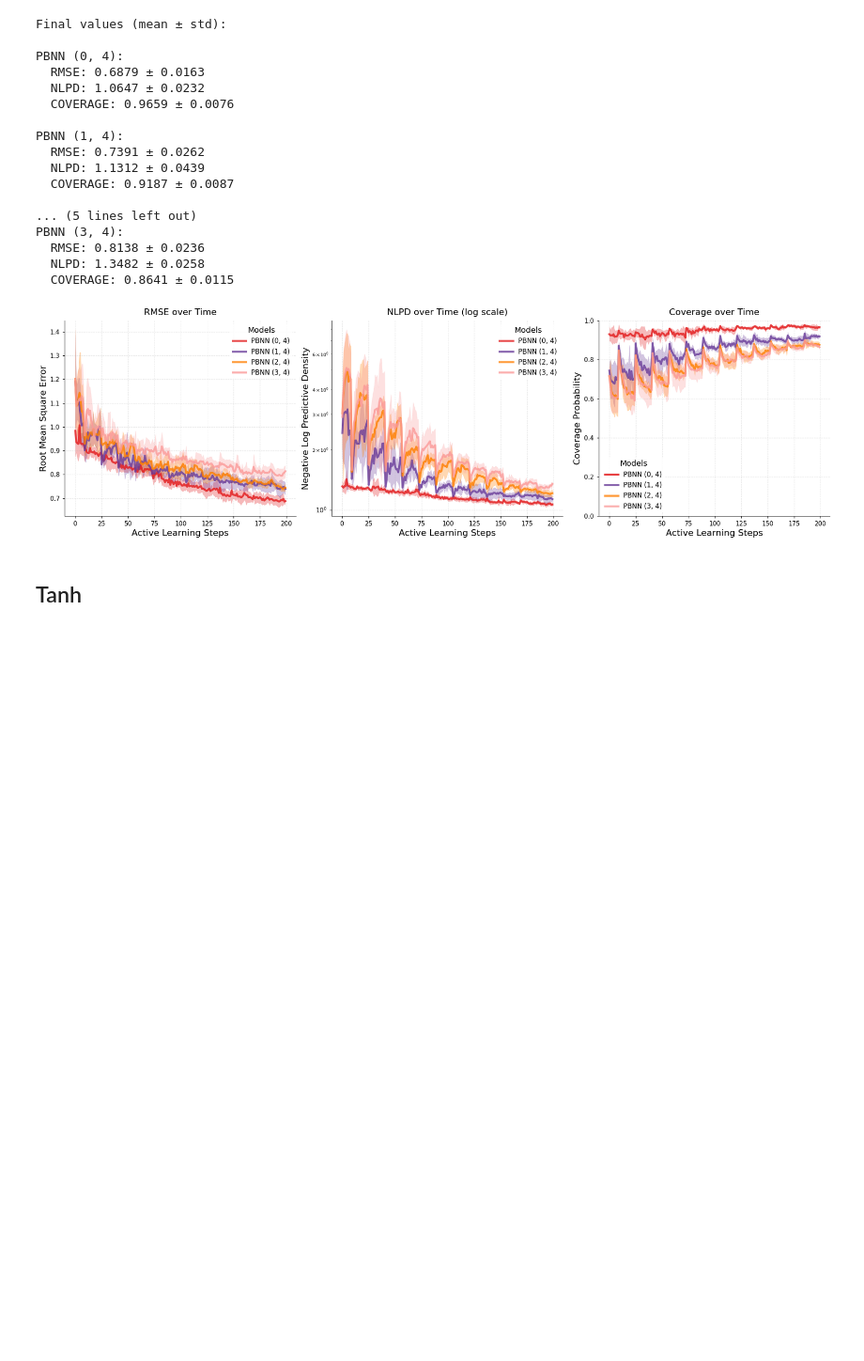
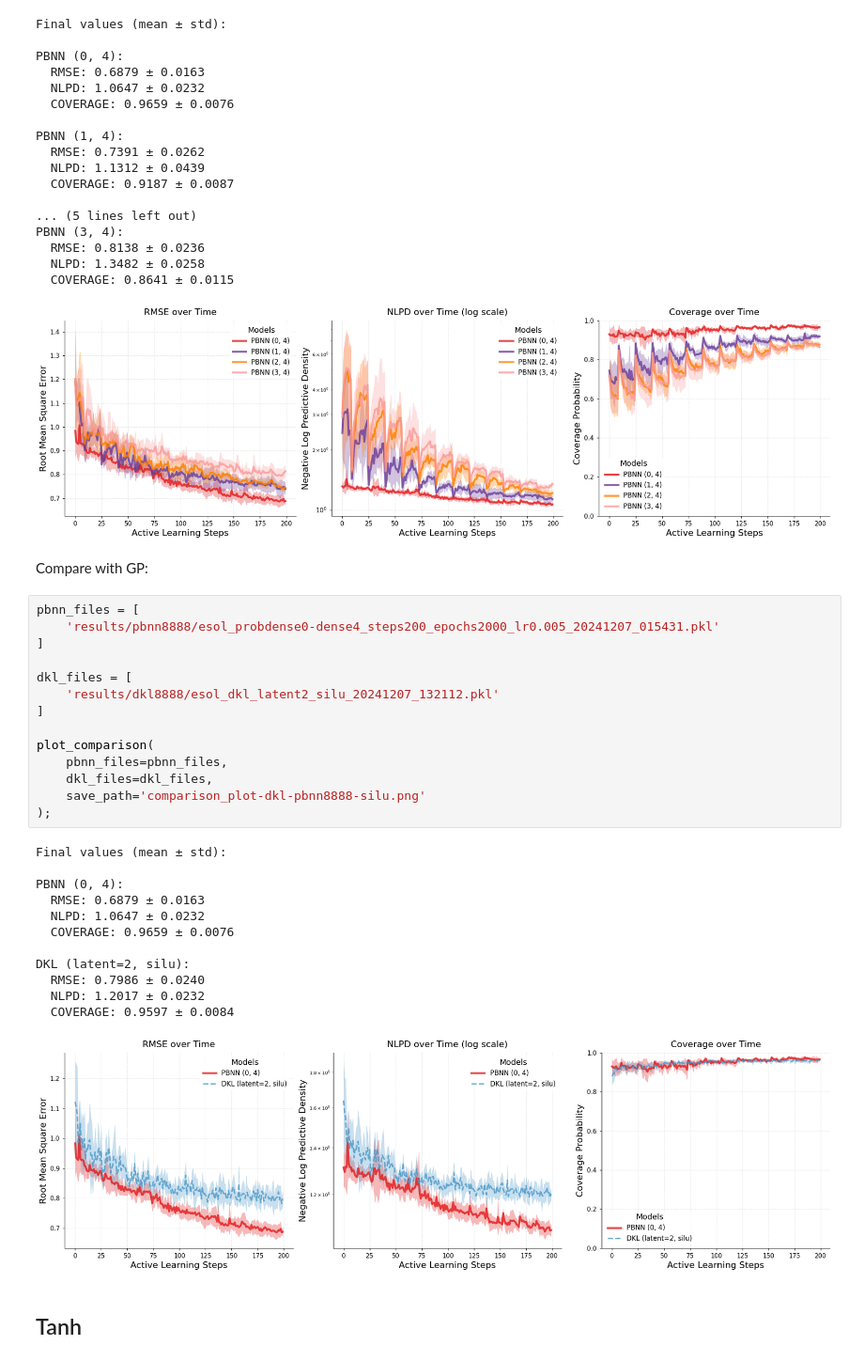
Before and after one commit to ziatdinovmax/NeuroBayes, a Jupyter notebook: active_learning_scripts/esol/viz.ipynb, the cells around one changed output. Shown at 94% size. Saved outputs shown, nothing was run; the diff lists cells and outputs as text; blank space fills up the shorter version.

Commit message:
Add comparison with DKL

```diff
--- a/active_learning_scripts/esol/viz.ipynb
+++ b/active_learning_scripts/esol/viz.ipynb
@@ -345,6 +345,35 @@ PBNN (3, 4):
   NLPD: 1.3482 ± 0.0258
   COVERAGE: 0.8641 ± 0.0115
 [figure]
+# %% [markdown]
+Compare with GP:
+# %%
+pbnn_files = [
+    'results/pbnn8888/esol_probdense0-dense4_steps200_epochs2000_lr0.005_20241207_015431.pkl'
+]
+
+dkl_files = [
+    'results/dkl8888/esol_dkl_latent2_silu_20241207_132112.pkl'
+]
+
+plot_comparison(
+    pbnn_files=pbnn_files,
+    dkl_files=dkl_files,
+    save_path='comparison_plot-dkl-pbnn8888-silu.png'
+);
+# %% [output]
+Final values (mean ± std):
+
+PBNN (0, 4):
+  RMSE: 0.6879 ± 0.0163
+  NLPD: 1.0647 ± 0.0232
+  COVERAGE: 0.9659 ± 0.0076
+
+DKL (latent=2, silu):
+  RMSE: 0.7986 ± 0.0240
+  NLPD: 1.2017 ± 0.0232
+  COVERAGE: 0.9597 ± 0.0084
+[figure, added]
 # %% [markdown]
 ## Tanh
 # %% [markdown]
```
Also changed, not shown: parts of 7 cells of this notebook, 3 other files.
